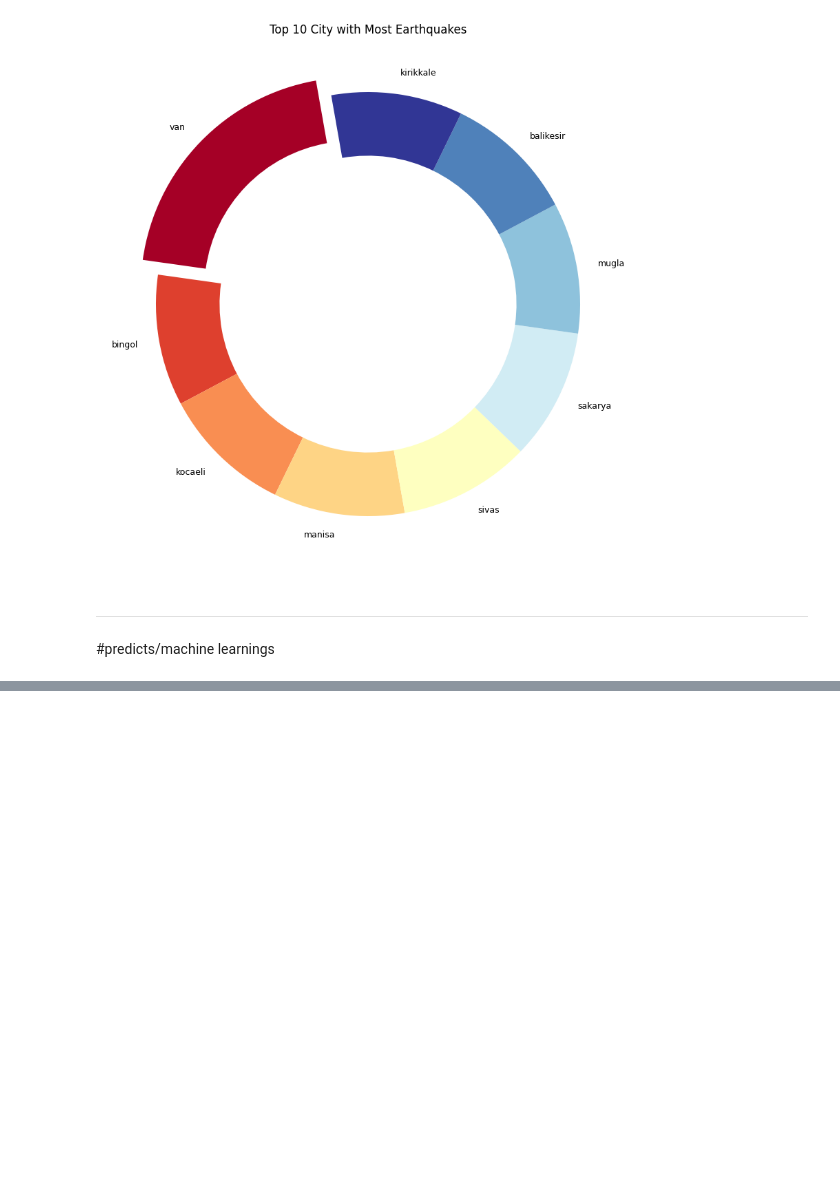
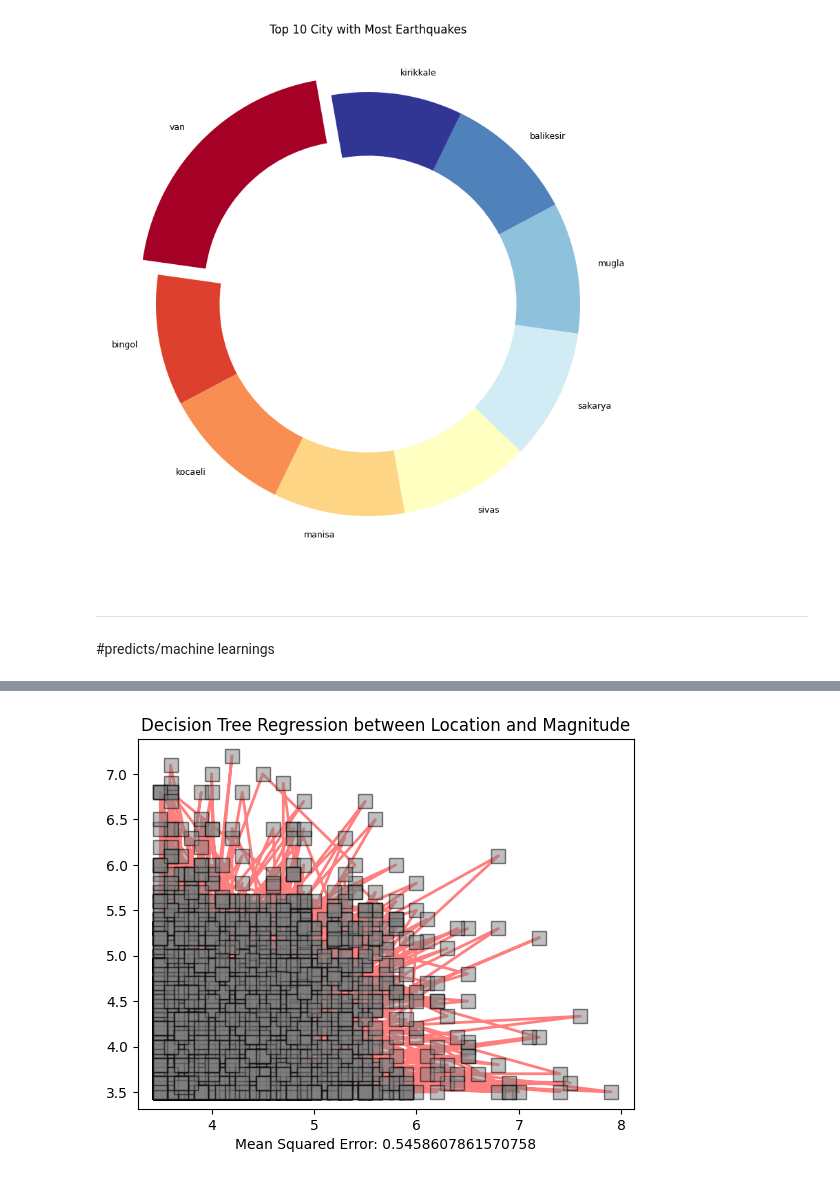
Before and after one commit to sedataskan/earthquake, a Jupyter notebook: earthquake.ipynb, the cells around one changed output, grey strips where cells are left out. Cells and saved outputs as stored; diff of their text form; code cells hidden in the pictures; blank space fills up the shorter version.

```diff
--- a/earthquake.ipynb
+++ b/earthquake.ipynb
@@ -115,0 +185,17 @@ plt.show()
+# %%
+from sklearn.tree import DecisionTreeRegressor
+
+#create DecisionTree
+decisionTree = DecisionTreeRegressor()
+
+#training the model
+decisionTree.fit(X_train,Y_train)
+
+y_pred = decisionTree.predict(X_test)
+
+plt.plot(Y_test, y_pred, color="r", label="Prediction", alpha=0.5, linewidth=2, markersize=10, marker="s", markerfacecolor="grey", markeredgecolor="black", markeredgewidth=1)
+plt.title("Decision Tree Regression between Location and Magnitude")
+plt.xlabel(f"Mean Squared Error: {mean_squared_error(Y_test, y_pred)}")
+plt.show()
+# %% [output]
+[figure, added]
```
Also changed, not shown: parts of 6 cells of this notebook.
